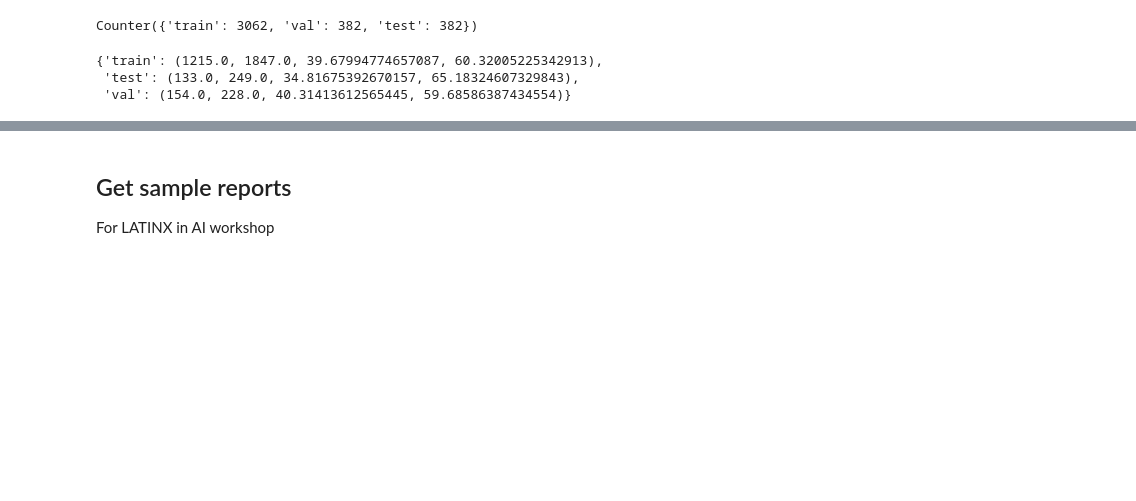
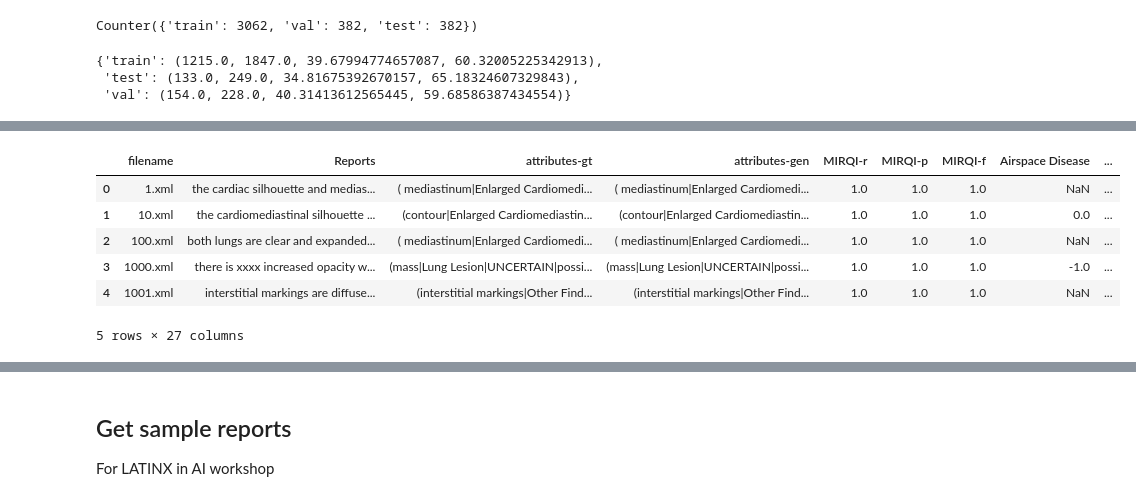
Before and after one commit to pdpino/medical-ai, a Jupyter notebook: medai/datasets/notebooks/iu_xray.ipynb, the cells around one changed output, grey strips where cells are left out. Drawn from its saved outputs; the diff is of its cells as text; code cells hidden in the pictures; blank space fills up the shorter version.

Commit message:
Fix uncertain and negative in chexpert labels

```diff
--- a/medai/datasets/notebooks/iu_xray.ipynb
+++ b/medai/datasets/notebooks/iu_xray.ipynb
@@ -1053,0 +1060,5 @@ res
+# %%
+path = os.path.join(REPORTS_DIR, 'reports_with_chexpert_labels.csv')
+df = pd.read_csv(path, index_col=0)
+df = df[['Reports', 'filename']]
+df.head()
@@ -1053,0 +1072,5 @@ res
+# %%
+%%time
+
+mirqi_df = _apply_mirqi_to_df(df, gt_col_name='Reports', gen_col_name='Reports')
+mirqi_df.head()
@@ -1053,0 +1088,25 @@ res
+# %%
+valoration_to_int = {
+    'POSITIVE': 1,
+    'NEGATIVE': 0,
+    'UNCERTAIN': -1,
+}
+
+WRONG_LEN_ATTRIBUTES = defaultdict(list)
+
+def expand_attributes(row):
+    attributes = row['attributes-gt']
+    attributes = [s.strip('()') for s in attributes.split(') (')]
+    attributes = [s.split('|') for s in attributes]
+
+    for tup in attributes:
+        if len(tup) != 4:
+            WRONG_LEN_ATTRIBUTES['len-not-4'].append(tup)
+            continue
+        text, label, value, additional = tup
+        row[label] = valoration_to_int[value]
+
+    return row
+# %%
+mirqi_df = mirqi_df.apply(expand_attributes, axis=1)
+mirqi_df.head()
@@ -1053,0 +1121,13 @@ res
+# %%
+base_cols = ['filename', 'Reports', 'attributes-gt', 'attributes-gen', 'MIRQI-r', 'MIRQI-p', 'MIRQI-f']
+columns = base_cols + [c for c in mirqi_df if c not in base_cols]
+mirqi_df = mirqi_df[columns]
+mirqi_df.head()
+# %% [output]
+|  | filename | Reports | attributes-gt | attributes-gen | MIRQI-r | MIRQI-p | MIRQI-f | Airspace Disease | ... |
+| 0 | 1.xml | the cardiac silhouette and medias... | ( mediastinum|Enlarged Cardiomedi... | ( mediastinum|Enlarged Cardiomedi... | 1.0 | 1.0 | 1.0 | NaN | ... |
+| 1 | 10.xml | the cardiomediastinal silhouette ... | (contour|Enlarged Cardiomediastin... | (contour|Enlarged Cardiomediastin... | 1.0 | 1.0 | 1.0 | 0.0 | ... |
+| 2 | 100.xml | both lungs are clear and expanded... | ( mediastinum|Enlarged Cardiomedi... | ( mediastinum|Enlarged Cardiomedi... | 1.0 | 1.0 | 1.0 | NaN | ... |
+| 3 | 1000.xml | there is xxxx increased opacity w... | (mass|Lung Lesion|UNCERTAIN|possi... | (mass|Lung Lesion|UNCERTAIN|possi... | 1.0 | 1.0 | 1.0 | -1.0 | ... |
+| 4 | 1001.xml | interstitial markings are diffuse... | (interstitial markings|Other Find... | (interstitial markings|Other Find... | 1.0 | 1.0 | 1.0 | NaN | ... |
+5 rows × 27 columns
```
Also changed, not shown: parts of 28 cells of this notebook, 1 other file.
